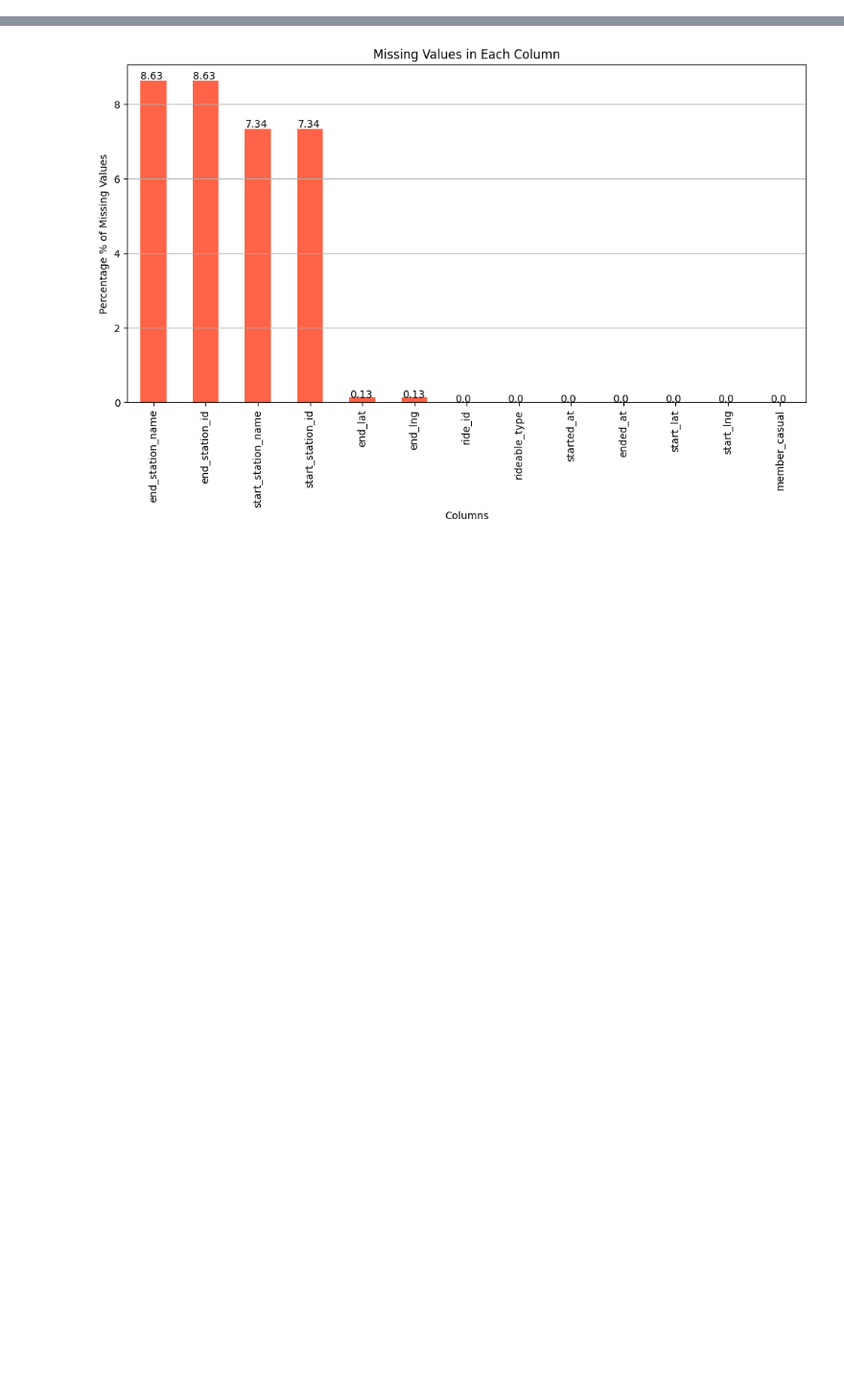
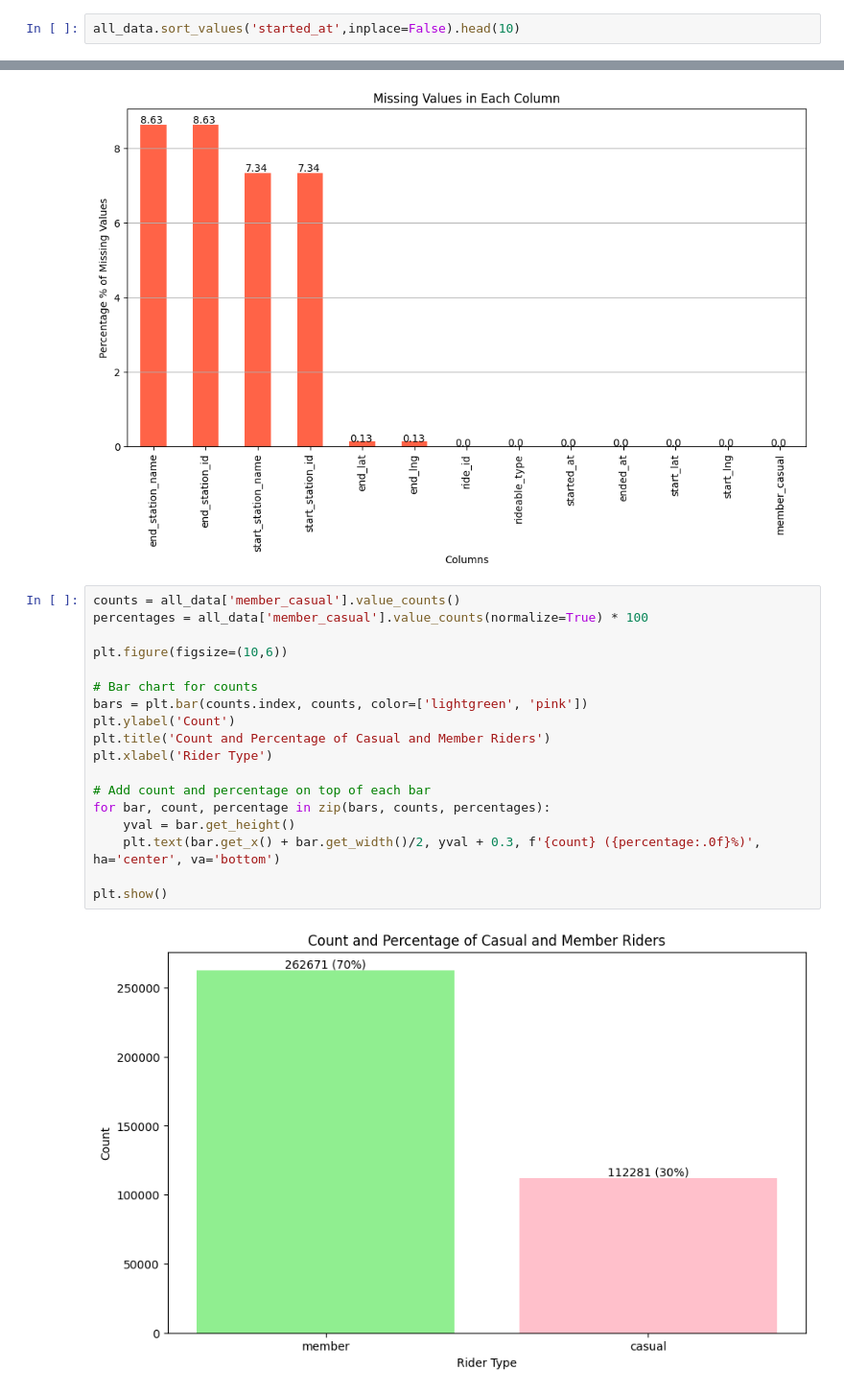
Before and after one commit to Nazneen-akram/coursera-rep, a Jupyter notebook: Google_CaseStudy_Bike_Share.ipynb, the cells around one changed output, grey strips where cells are left out. Shown at 96% size. Cells and saved outputs as stored; diff of their text form; blank space fills up the shorter version.

```diff
--- a/Google_CaseStudy_Bike_Share.ipynb
+++ b/Google_CaseStudy_Bike_Share.ipynb
@@ -57,0 +104,2 @@ all_data.head()
+# %%
+all_data.sort_values('started_at',inplace=False).head(10)
@@ -112,3 +172,23 @@ for p in ax.patches:
 plt.show()
 # %% [output]
 [figure]
+# %%
+counts = all_data['member_casual'].value_counts()
+percentages = all_data['member_casual'].value_counts(normalize=True) * 100
+
+plt.figure(figsize=(10,6))
+
+# Bar chart for counts
+bars = plt.bar(counts.index, counts, color=['lightgreen', 'pink'])
+plt.ylabel('Count')
+plt.title('Count and Percentage of Casual and Member Riders')
+plt.xlabel('Rider Type')
+
+# Add count and percentage on top of each bar
+for bar, count, percentage in zip(bars, counts, percentages):
+    yval = bar.get_height()
+    plt.text(bar.get_x() + bar.get_width()/2, yval + 0.3, f'{count} ({percentage:.0f}%)', ha='center', va='bottom')
+
+plt.show()
+# %% [output]
+[figure, added]
```
Also changed, not shown: parts of 11 cells of this notebook.
